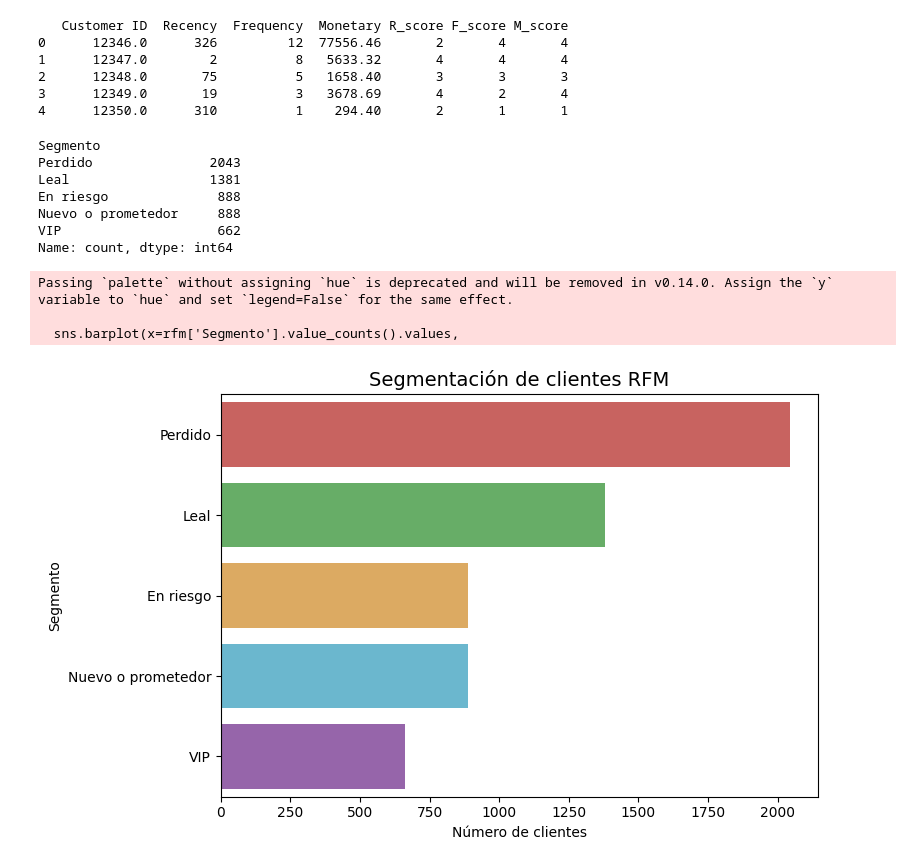
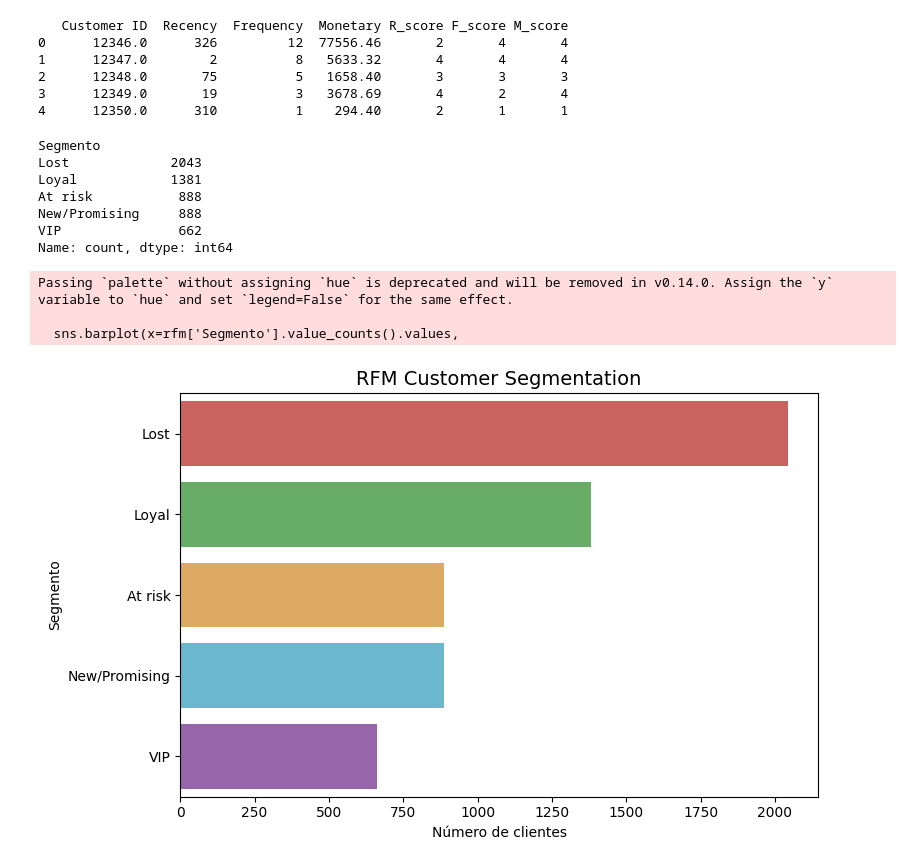
Before and after one commit to lucastellano/online_retail_analytics, a Jupyter notebook: Online_Retail.ipynb, the cells around one changed output. Saved outputs shown, nothing was run; the diff lists cells and outputs as text; code cells hidden in the pictures.

```diff
--- a/Online_Retail.ipynb
+++ b/Online_Retail.ipynb
@@ -355,38 +454,38 @@ def segmentar(row):
     if r >= 4 and f >= 4 and m >= 4:
         return 'VIP'
     elif r >= 3 and f >= 3:
-        return 'Leal'
+        return 'Loyal'
     elif r >= 3 and f <= 2:
-        return 'Nuevo o prometedor'
+        return 'New/Promising'
     elif r <= 2 and f >= 3:
-        return 'En riesgo'
+        return 'At risk'
     else:
-        return 'Perdido'
+        return 'Lost'
 
 rfm['Segmento'] = rfm.apply(segmentar, axis=1)
 
 print(rfm['Segmento'].value_counts())
 # %% [output]
 Segmento
-Perdido               2043
-Leal                  1381
-En riesgo              888
-Nuevo o prometedor     888
-VIP                    662
+Lost             2043
+Loyal            1381
+At risk           888
+New/Promising     888
+VIP               662
 Name: count, dtype: int64
 # %%
 plt.figure(figsize=(8, 5))
 colores = ['#d9534f', '#5cb85c', '#f0ad4e', '#5bc0de', '#9b59b6']
 sns.barplot(x=rfm['Segmento'].value_counts().values,
             y=rfm['Segmento'].value_counts().index,
             palette=colores)
-plt.title('Segmentación de clientes RFM', fontsize=14)
+plt.title('RFM Customer Segmentation', fontsize=14)
 plt.xlabel('Número de clientes')
 plt.ylabel('Segmento')
 plt.tight_layout()
 plt.show()
 # %% [output]
 Passing `palette` without assigning `hue` is deprecated and will be removed in v0.14.0. Assign the `y` variable to `hue` and set `legend=False` for the same effect.
 
   sns.barplot(x=rfm['Segmento'].value_counts().values,
-[figure, old version]
+[figure, new version]
```
Also changed, not shown: parts of 32 cells of this notebook.
